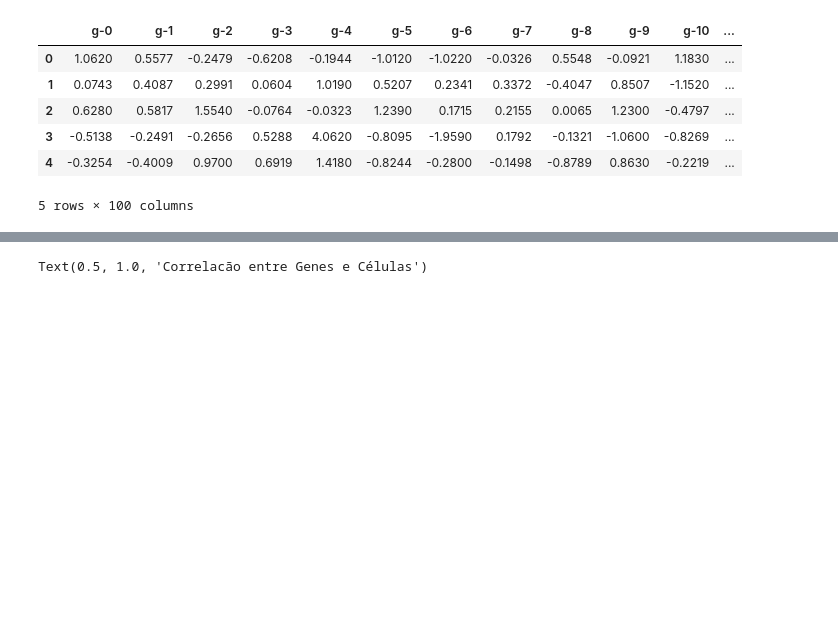
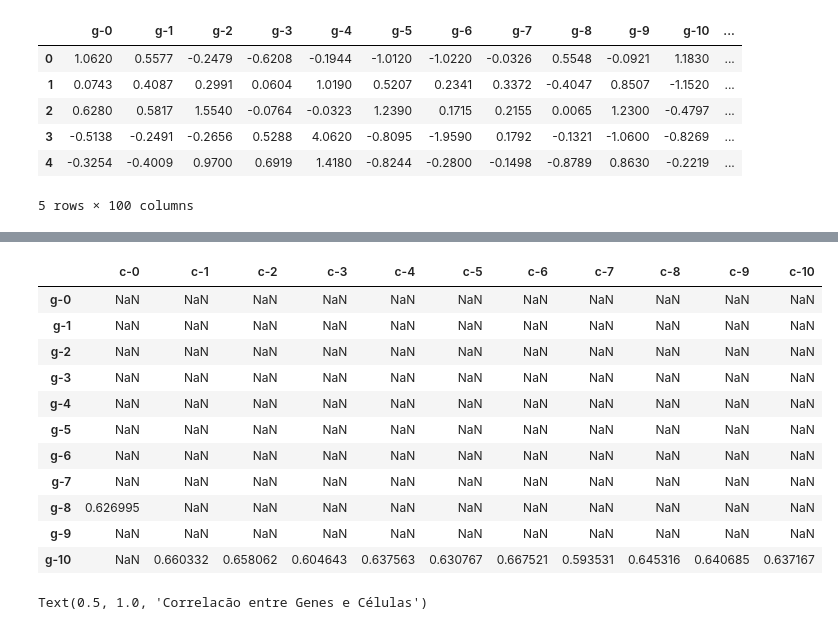
Before and after one commit to MisterGusMan/Alura_ID3, a Jupyter notebook: Análise_Aula_3.ipynb, the cells around one changed output, grey strips where cells are left out. Drawn from its saved outputs; the diff is of its cells as text; code cells hidden in the pictures; blank space fills up the shorter version.

```diff
--- a/Análise_Aula_3.ipynb
+++ b/Análise_Aula_3.ipynb
@@ -244,3 +259,18 @@ corr
+# %%
+corr[corr == corr.max()]
+# %% [output]
+|  | c-0 | c-1 | c-2 | c-3 | c-4 | c-5 | c-6 | c-7 | c-8 | c-9 | c-10 |
+| g-0 | NaN | NaN | NaN | NaN | NaN | NaN | NaN | NaN | NaN | NaN | NaN |
+| g-1 | NaN | NaN | NaN | NaN | NaN | NaN | NaN | NaN | NaN | NaN | NaN |
+| g-2 | NaN | NaN | NaN | NaN | NaN | NaN | NaN | NaN | NaN | NaN | NaN |
+| g-3 | NaN | NaN | NaN | NaN | NaN | NaN | NaN | NaN | NaN | NaN | NaN |
+| g-4 | NaN | NaN | NaN | NaN | NaN | NaN | NaN | NaN | NaN | NaN | NaN |
+| g-5 | NaN | NaN | NaN | NaN | NaN | NaN | NaN | NaN | NaN | NaN | NaN |
+| g-6 | NaN | NaN | NaN | NaN | NaN | NaN | NaN | NaN | NaN | NaN | NaN |
+| g-7 | NaN | NaN | NaN | NaN | NaN | NaN | NaN | NaN | NaN | NaN | NaN |
+| g-8 | 0.626995 | NaN | NaN | NaN | NaN | NaN | NaN | NaN | NaN | NaN | NaN |
+| g-9 | NaN | NaN | NaN | NaN | NaN | NaN | NaN | NaN | NaN | NaN | NaN |
+| g-10 | NaN | 0.660332 | 0.658062 | 0.604643 | 0.637563 | 0.630767 | 0.667521 | 0.593531 | 0.645316 | 0.640685 | 0.637167 |
 # %%
 plt.figure(figsize=(15,10))
 fig = sns.heatmap(corr, cmap='Greens', center=0, square = True, cbar_kws={"shrink": .5}, annot = True)
```
Also changed, not shown: parts of 4 cells of this notebook.
